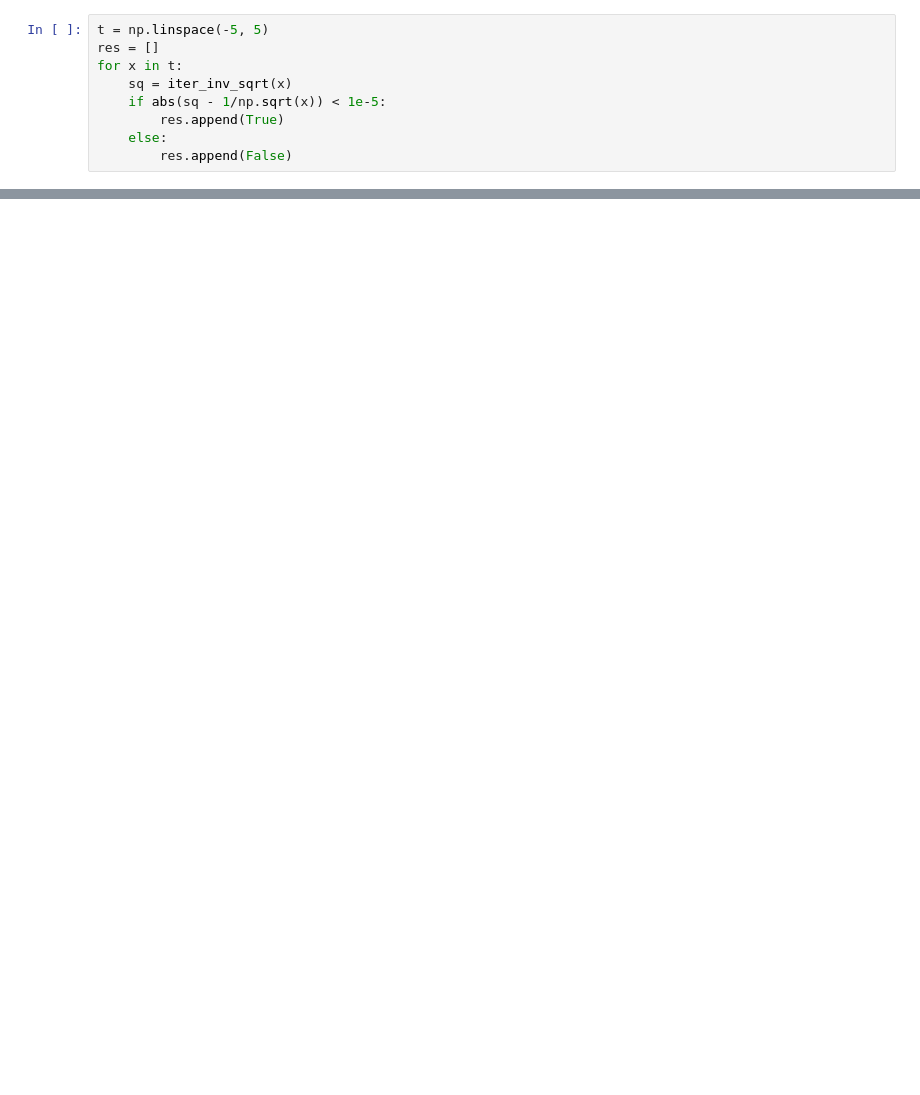
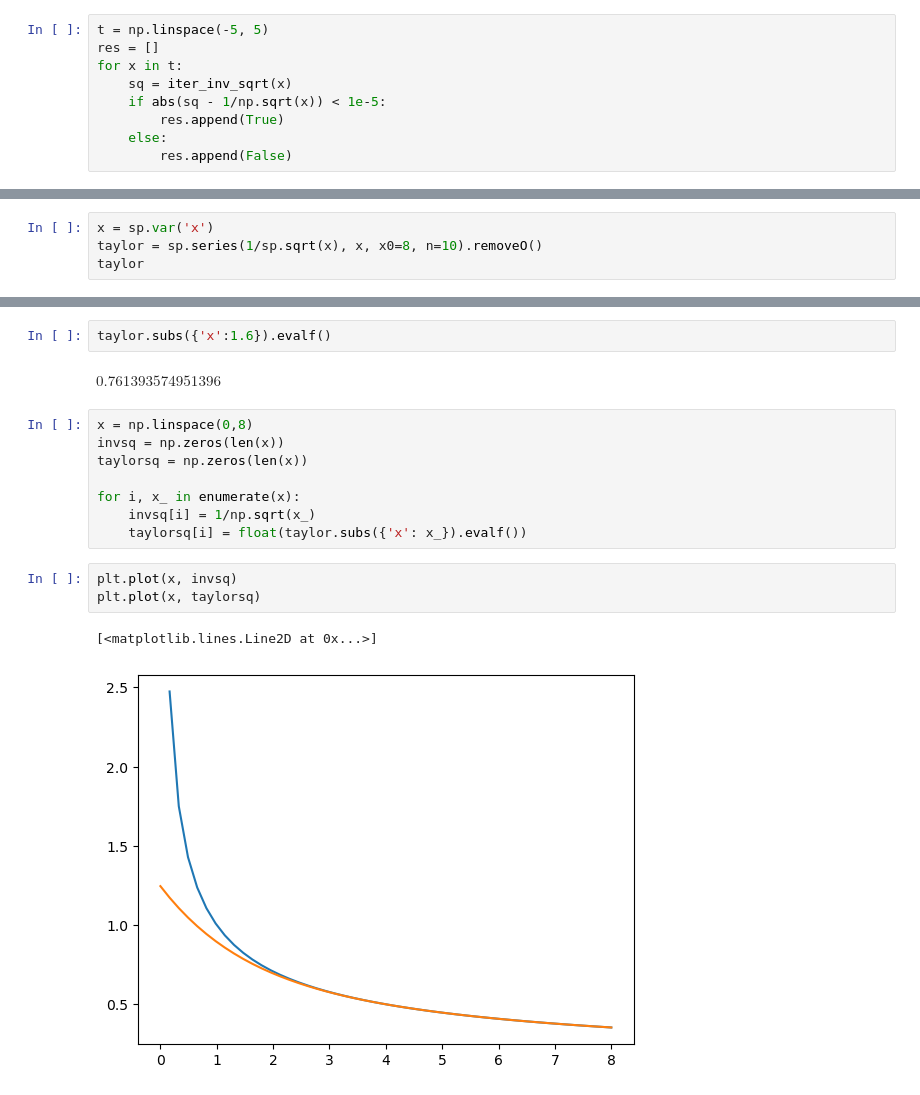
Before and after one commit to Aleayalag09/finals_2023, a Jupyter notebook: sqrt.ipynb, the cells around one changed output, grey strips where cells are left out. Cells and saved outputs as stored; diff of their text form; blank space fills up the shorter version.

```diff
--- a/sqrt.ipynb
+++ b/sqrt.ipynb
@@ -34,0 +66,4 @@ print(res)
+# %%
+x = sp.var('x')
+taylor = sp.series(1/sp.sqrt(x), x, x0=8, n=10).removeO()
+taylor
@@ -34,0 +72,18 @@ print(res)
+# %%
+taylor.subs({'x':1.6}).evalf()
+# %% [output]
+$\displaystyle 0.761393574951396$
+# %%
+x = np.linspace(0,8)
+invsq = np.zeros(len(x))
+taylorsq = np.zeros(len(x))
+
+for i, x_ in enumerate(x):
+    invsq[i] = 1/np.sqrt(x_)
+    taylorsq[i] = float(taylor.subs({'x': x_}).evalf())
+# %%
+plt.plot(x, invsq)
+plt.plot(x, taylorsq)
+# %% [output]
+[<matplotlib.lines.Line2D at 0x...>]
+[figure, added]
```
Also changed, not shown: parts of 15 cells of this notebook, 1 other file.
